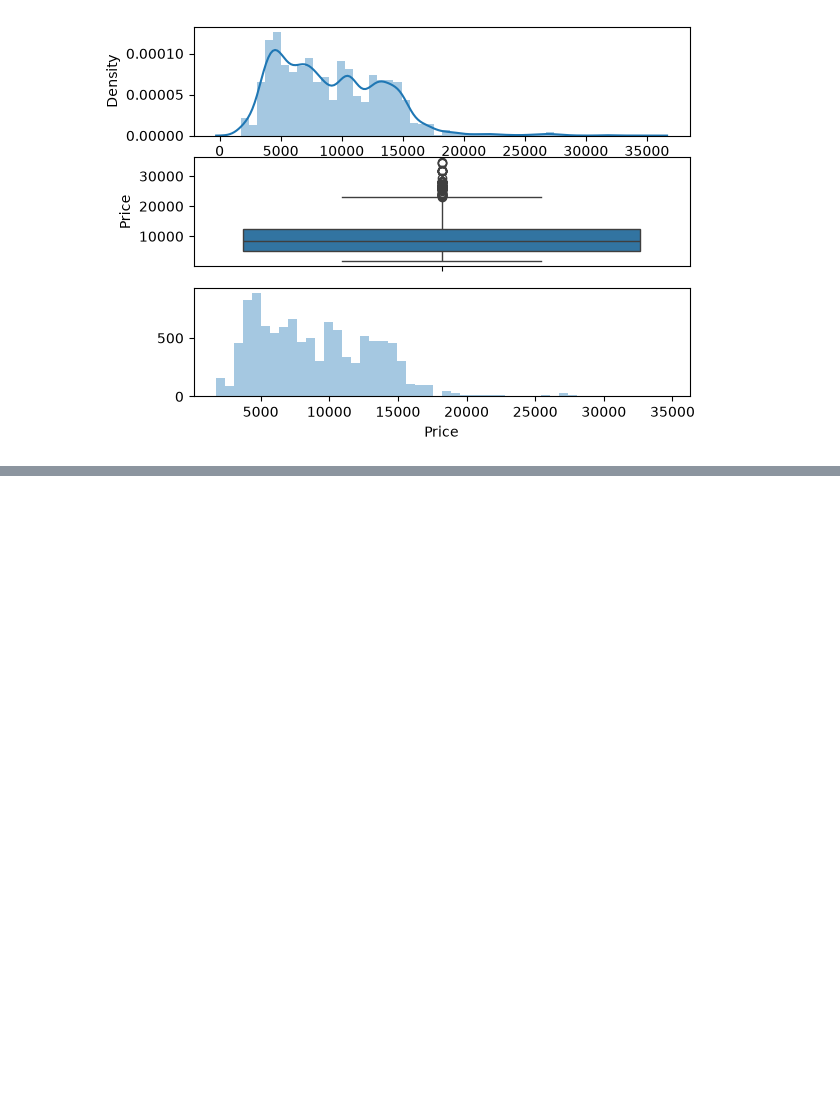
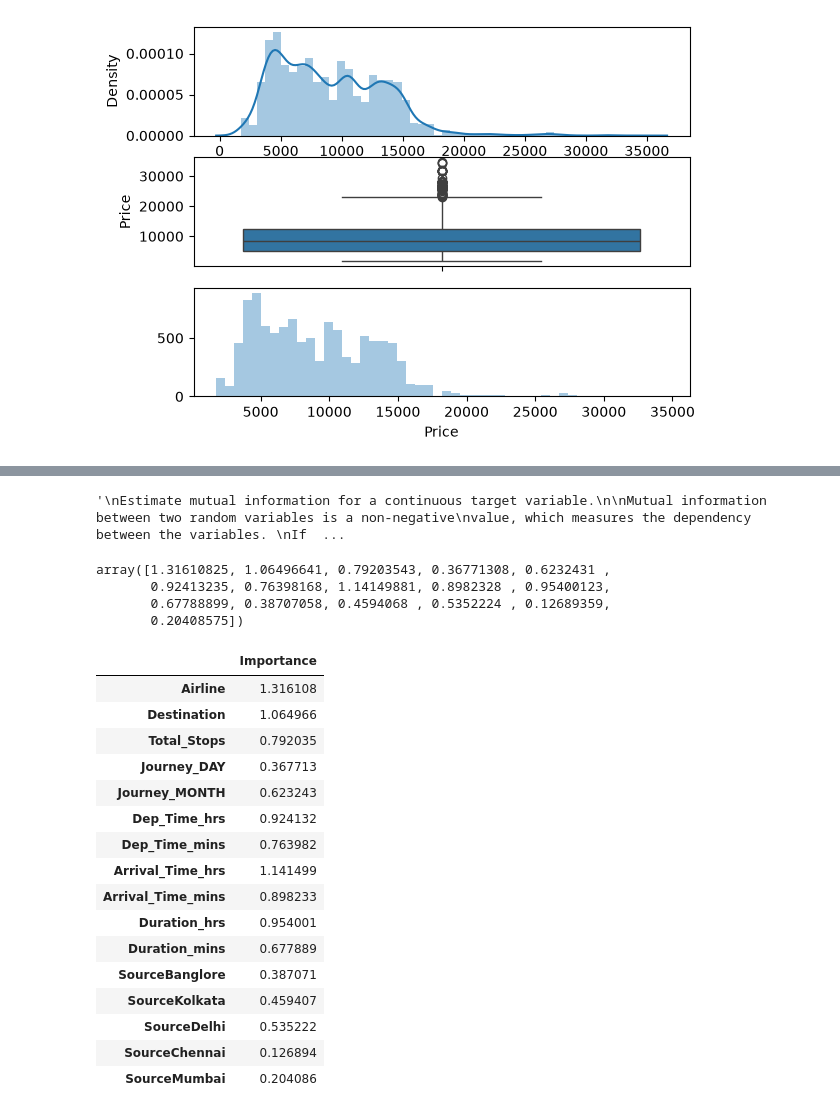
Before and after one commit to CyberWol-12/Airline-Fare-Prediction, a Jupyter notebook: flight_prediction.ipynb, the cells around one changed output, grey strips where cells are left out. Saved outputs shown, nothing was run; the diff lists cells and outputs as text; code cells hidden in the pictures; blank space fills up the shorter version.

Commit message:
imortance new columns

```diff
--- a/flight_prediction.ipynb
+++ b/flight_prediction.ipynb
@@ -1459,0 +1476,2 @@ plot(df,'Price')
+# %%
+y = df['Price']
@@ -1459,0 +1480,45 @@ plot(df,'Price')
+# %%
+info = mutual_info_regression(X,y)
+# %%
+'''
+Estimate mutual information for a continuous target variable.
+
+Mutual information between two random variables is a non-negative
+value, which measures the dependency between the variables.
+If It is equal to zero it means two random variables are independent, and higher
+values mean higher dependency.
+
+'''
+# %% [output]
+'\nEstimate mutual information for a continuous target variable.\n\nMutual information between two random variables is a non-negative\nvalue, which measures the dependency between the variables. \nIf  ...
+# %%
+info
+# %% [output]
+array([1.31610825, 1.06496641, 0.79203543, 0.36771308, 0.6232431 ,
+       0.92413235, 0.76398168, 1.14149881, 0.8982328 , 0.95400123,
+       0.67788899, 0.38707058, 0.4594068 , 0.5352224 , 0.12689359,
+       0.20408575])
+# %%
+info_df = pd.DataFrame(info,index=X.columns)
+# %%
+info_df.columns = ['Importance']
+# %%
+info_df
+# %% [output]
+|  | Importance |
+| Airline | 1.316108 |
+| Destination | 1.064966 |
+| Total_Stops | 0.792035 |
+| Journey_DAY | 0.367713 |
+| Journey_MONTH | 0.623243 |
+| Dep_Time_hrs | 0.924132 |
+| Dep_Time_mins | 0.763982 |
+| Arrival_Time_hrs | 1.141499 |
+| Arrival_Time_mins | 0.898233 |
+| Duration_hrs | 0.954001 |
+| Duration_mins | 0.677889 |
+| SourceBanglore | 0.387071 |
+| SourceKolkata | 0.459407 |
+| SourceDelhi | 0.535222 |
+| SourceChennai | 0.126894 |
+| SourceMumbai | 0.204086 |
```
Also changed, not shown: parts of 4 cells of this notebook.
